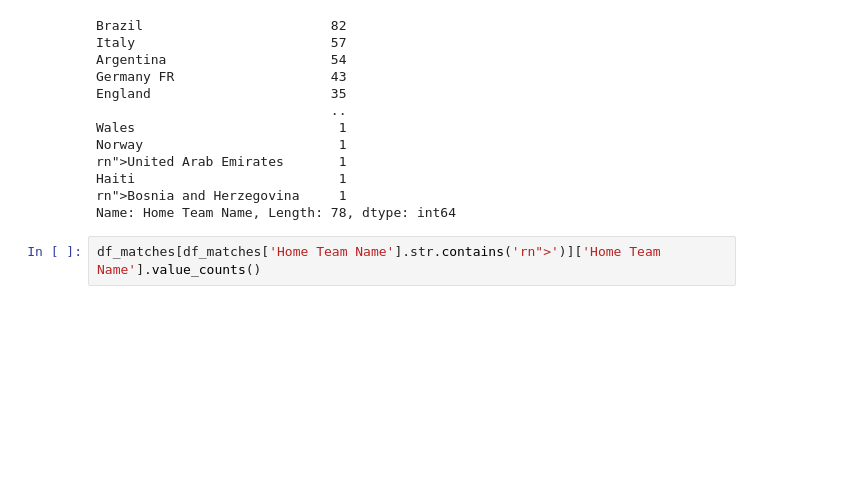
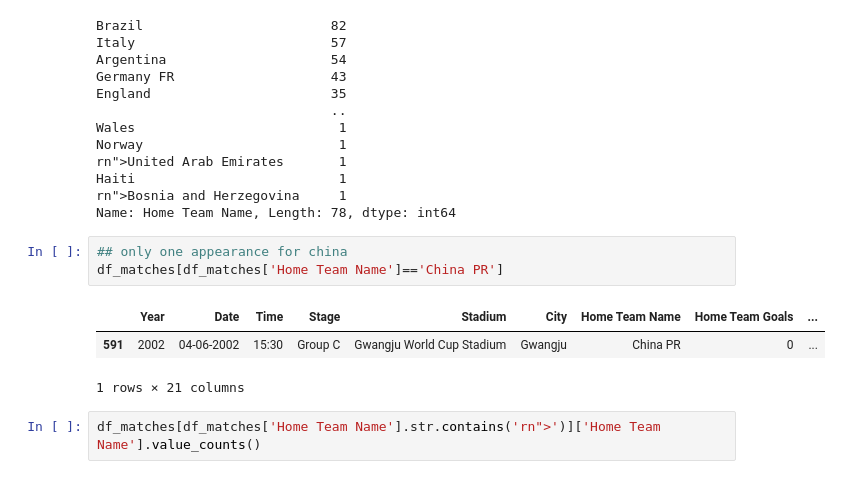
Before and after one commit to Adroit10/FIFA-World-Cup-Analysis, a Jupyter notebook: EDA.ipynb, the cells around one changed output. Saved outputs shown, nothing was run; the diff lists cells and outputs as text; blank space fills up the shorter version.

```diff
--- a/EDA.ipynb
+++ b/EDA.ipynb
@@ -145,6 +145,13 @@ rn">United Arab Emirates       1
 Haiti                          1
 rn">Bosnia and Herzegovina     1
 Name: Home Team Name, Length: 78, dtype: int64
+# %%
+## only one appearance for china
+df_matches[df_matches['Home Team Name']=='China PR']
+# %% [output]
+|  | Year | Date | Time | Stage | Stadium | City | Home Team Name | Home Team Goals | ... |
+| 591 | 2002 | 04-06-2002 | 15:30 | Group C | Gwangju World Cup Stadium | Gwangju | China PR | 0 | ... |
+1 rows × 21 columns
 # %%
 df_matches[df_matches['Home Team Name'].str.contains('rn">')]['Home Team Name'].value_counts()
 # %% [output]
```
Also changed, not shown: parts of 12 cells of this notebook.
